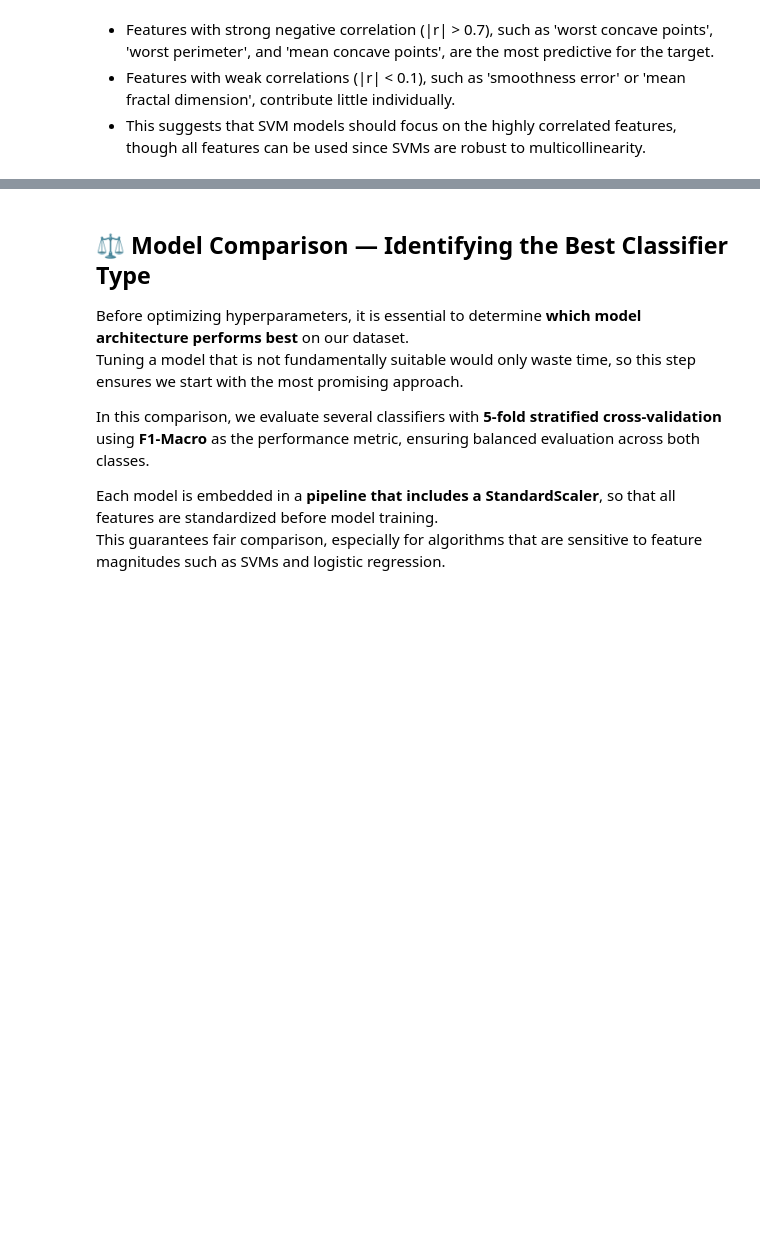
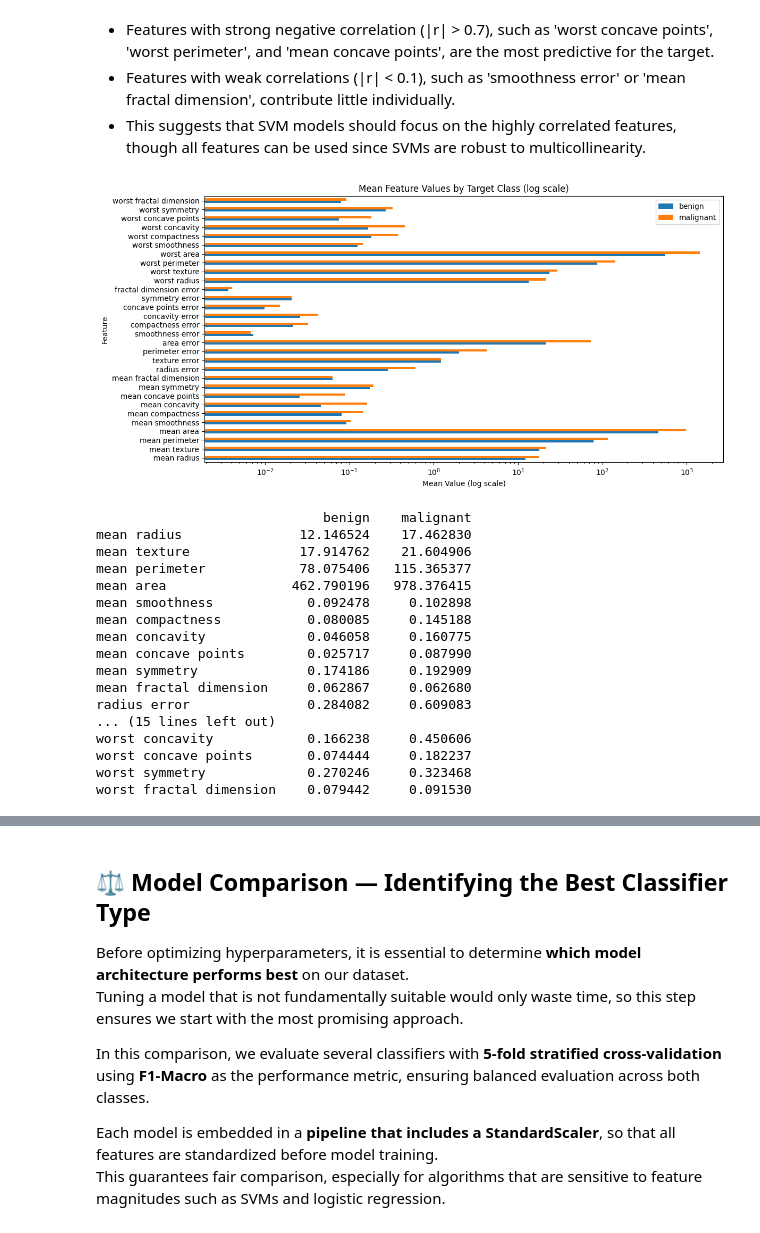
Before and after one commit to TobiSchl2010/breast_cancer_diagnosis_svm, a Jupyter notebook: notebooks/01_exploration.ipynb, the cells around one changed output, grey strips where cells are left out. Saved outputs shown, nothing was run; the diff lists cells and outputs as text; code cells hidden in the pictures; blank space fills up the shorter version.

```diff
--- a/notebooks/01_exploration.ipynb
+++ b/notebooks/01_exploration.ipynb
@@ -391,3 +370,33 @@ Name: target, dtype: float64
 - Features with strong negative correlation (|r| > 0.7), such as 'worst concave points', 'worst perimeter', and 'mean concave points', are the most predictive for the target.
 - Features with weak correlations (|r| < 0.1), such as 'smoothness error' or 'mean fractal dimension', contribute little individually.
 - This suggests that SVM models should focus on the highly correlated features, though all features can be used since SVMs are robust to multicollinearity.
+# %%
+df_grouped = df.groupby("target").mean().T
+df_grouped.columns = ["benign", "malignant"]
+ax = df_grouped.plot(kind="barh", figsize=(12, 6), logx=True)
+plt.title("Mean Feature Values by Target Class (log scale)")
+plt.xlabel("Mean Value (log scale)")
+plt.ylabel("Feature")
+plt.tight_layout()
+plt.show()
+
+print(df_grouped)
+# %% [output]
+[figure, added]
+                             benign    malignant
+mean radius               12.146524    17.462830
+mean texture              17.914762    21.604906
+mean perimeter            78.075406   115.365377
+mean area                462.790196   978.376415
+mean smoothness            0.092478     0.102898
+mean compactness           0.080085     0.145188
+mean concavity             0.046058     0.160775
+mean concave points        0.025717     0.087990
+mean symmetry              0.174186     0.192909
+mean fractal dimension     0.062867     0.062680
+radius error               0.284082     0.609083
+... (15 lines left out)
+worst concavity            0.166238     0.450606
+worst concave points       0.074444     0.182237
+worst symmetry             0.270246     0.323468
+worst fractal dimension    0.079442     0.091530
```
Also changed, not shown: parts of 21 cells of this notebook, 3 other files.
